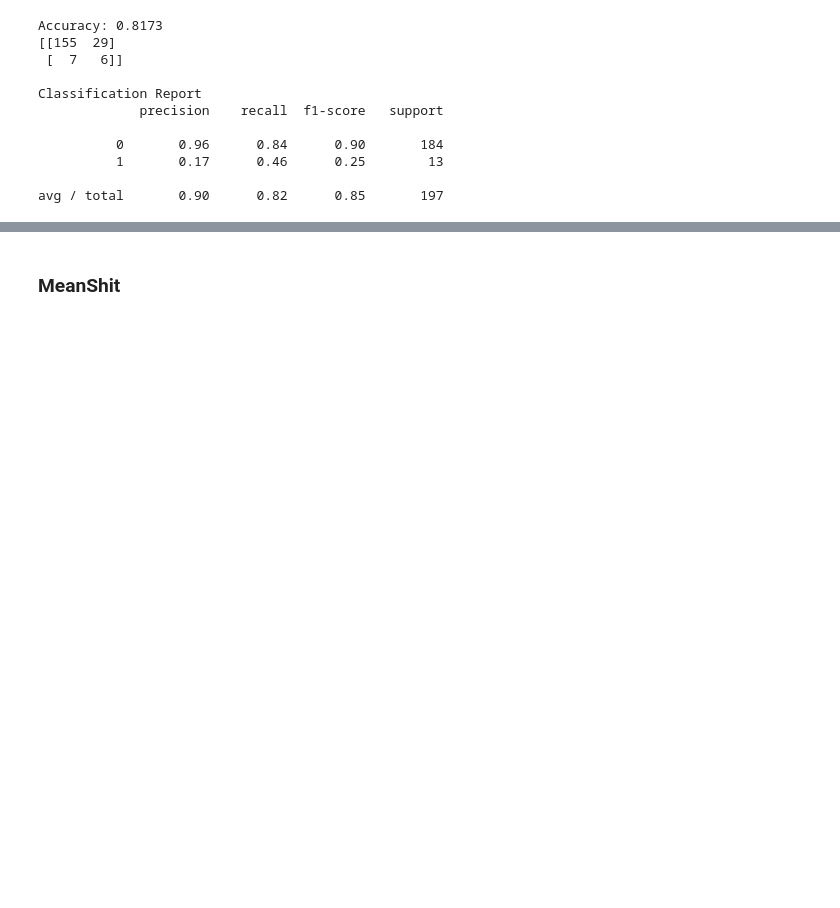
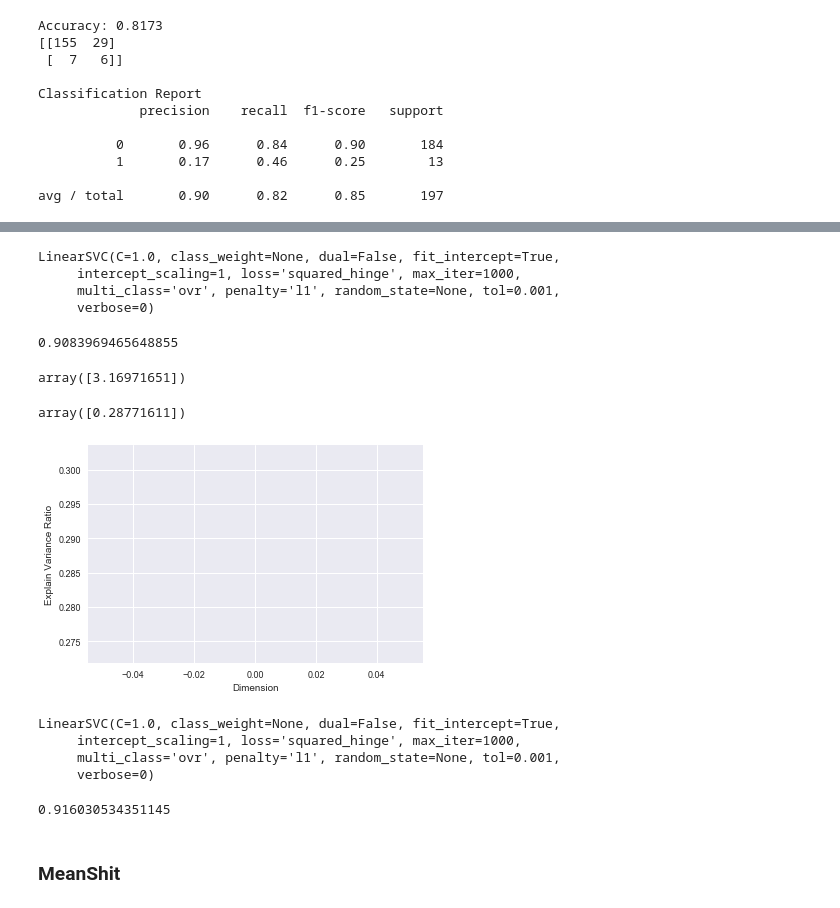
Before and after one commit to jcostamagna/thesis-python-jupyter, a Jupyter notebook: thesis_test.ipynb, the cells around one changed output, grey strips where cells are left out. Cells and saved outputs as stored; diff of their text form; code cells hidden in the pictures; blank space fills up the shorter version.

Commit message:
Add linear SVC

```diff
--- a/thesis_test.ipynb
+++ b/thesis_test.ipynb
@@ -769,3 +783,63 @@ avg / total       0.90      0.82      0.85       197
+# %%
+from sklearn.model_selection import train_test_split
+
+data = df.copy()
+X = data.drop('hadCollision', axis=1)
+Y = data['hadCollision']
+
+from sklearn import preprocessing
+X = preprocessing.scale(X)
+
+
+X_train, x_test, Y_train, y_test = train_test_split(X, Y, test_size=0.2, random_state=0)
+# %%
+from sklearn.svm import LinearSVC
+
+clf_svc = LinearSVC(penalty='l1', dual=False, tol=1e-3)
+clf_svc.fit(X_train, Y_train)
+# %% [output]
+LinearSVC(C=1.0, class_weight=None, dual=False, fit_intercept=True,
+     intercept_scaling=1, loss='squared_hinge', max_iter=1000,
+     multi_class='ovr', penalty='l1', random_state=None, tol=0.001,
+     verbose=0)
+# %%
+print(clf_svc.score(x_test, y_test))
+# %% [output]
+0.9083969465648855
+# %%
+from sklearn.decomposition import PCA
+
+pca = PCA(n_components=1, whiten=True)
+X_reduced = pca.fit_transform(X)
+# %%
+pca.explained_variance_
+# %% [output]
+array([3.16971651])
+# %%
+pca.explained_variance_ratio_
+# %% [output]
+array([0.28771611])
+# %%
+plt.plot(pca.explained_variance_ratio_)
+plt.xlabel('Dimension')
+plt.ylabel('Explain Variance Ratio')
+plt.show()
+#Scree plot
+# %% [output]
+[figure, added]
+# %%
+X_train, x_test, Y_train, y_test = train_test_split(X_reduced, Y, test_size=0.2, random_state=0)
+clf_svc = LinearSVC(penalty='l1', dual=False, tol=1e-3)
+clf_svc.fit(X_train, Y_train)
+# %% [output]
+LinearSVC(C=1.0, class_weight=None, dual=False, fit_intercept=True,
+     intercept_scaling=1, loss='squared_hinge', max_iter=1000,
+     multi_class='ovr', penalty='l1', random_state=None, tol=0.001,
+     verbose=0)
+# %%
+print(clf_svc.score(x_test, y_test))
+# %% [output]
+0.916030534351145
 # %% [markdown]
 ### MeanShit
 # %%
```
Also changed, not shown: parts of 4 cells of this notebook.
